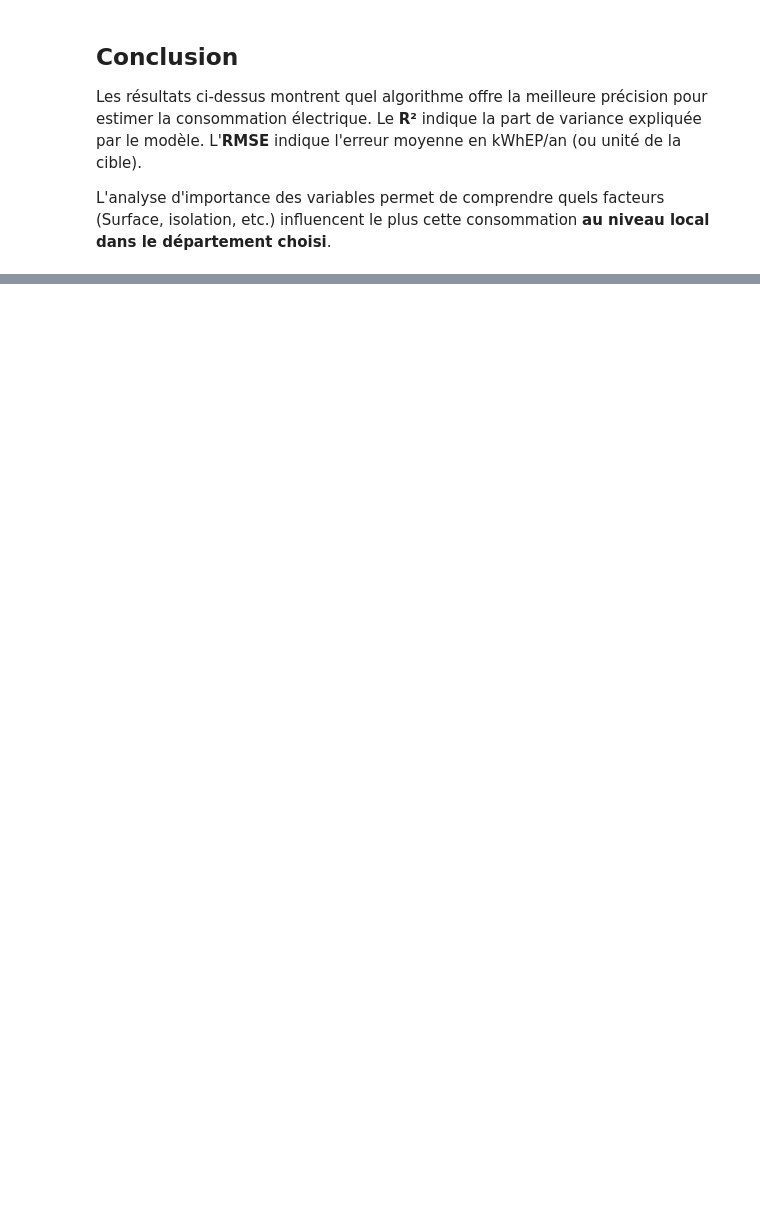
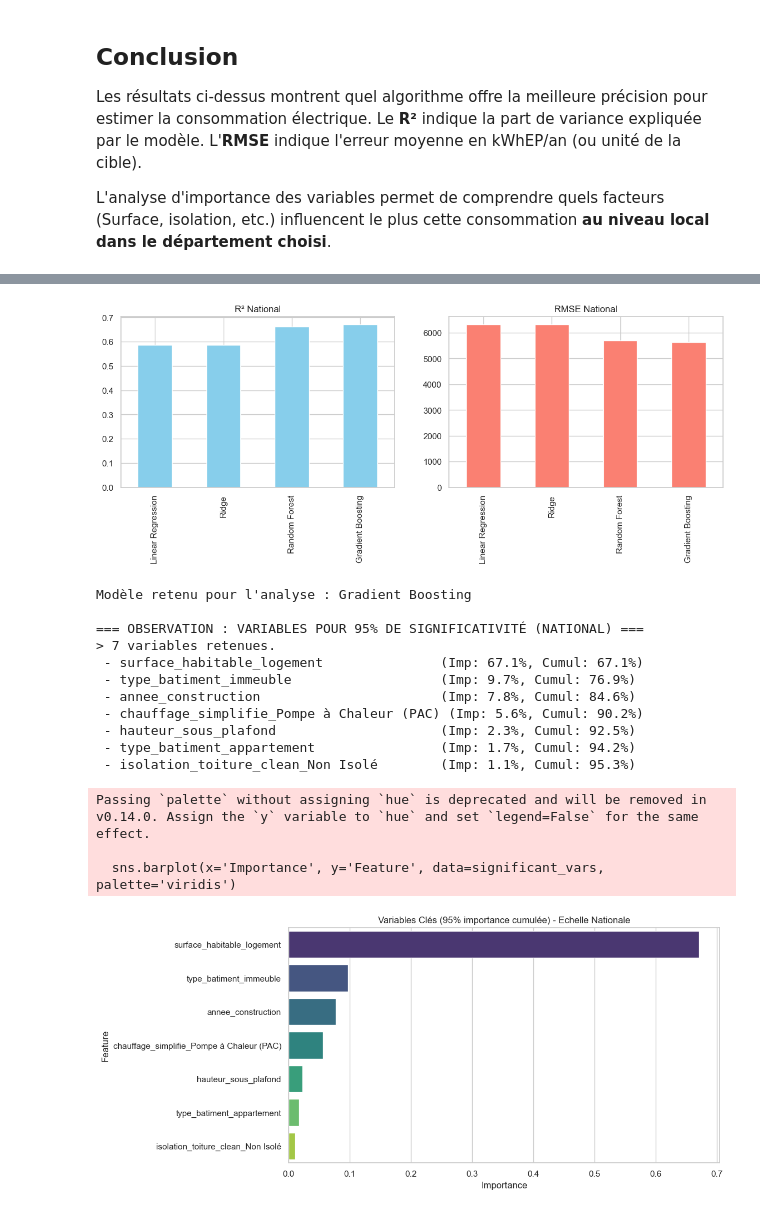
Before and after one commit to ProjetCapstoneDPE/Projet-DPE, a Jupyter notebook: Analyse/Predictive_Model_Analysis.ipynb, the cells around one changed output, grey strips where cells are left out. Cells and saved outputs as stored; diff of their text form; code cells hidden in the pictures; blank space fills up the shorter version.

```diff
--- a/Analyse/Predictive_Model_Analysis.ipynb
+++ b/Analyse/Predictive_Model_Analysis.ipynb
@@ -109,7 +109,7 @@ if not df.empty:
 
 
     # Sélection des features (X) et de la target (y)
-    target_col = 'conso_5_usages_ef'
+    target_col = 'conso_5_usages_ep' # Updated to Primary Energy
 
     # Liste enrichie de variables "connues de l'utilisateur"
     features_num = [
@@ -319,0 +432,61 @@ L'analyse d'importance des variables permet de comprendre quels facteurs (Surfac
+# %%
+# --- 3. SÉLECTION DES VARIABLES (SEUIL 95%) ---
+if 'nat_results' in locals() and nat_results:
+    # Graphique Performance
+    nat_metrics = pd.DataFrame(nat_results).T[['RMSE', 'R2']]
+    fig, ax = plt.subplots(1, 2, figsize=(14, 4))
+    nat_metrics['R2'].plot(kind='bar', ax=ax[0], color='skyblue', title='R² National')
+    nat_metrics['RMSE'].plot(kind='bar', ax=ax[1], color='salmon', title='RMSE National')
+    plt.show()
+
+    # Feature Selection
+    best_nat_model = nat_metrics['R2'].idxmax()
+    print(f"\nModèle retenu pour l'analyse : {best_nat_model}")
+
+    if best_nat_model in ["Random Forest", "Gradient Boosting"]:
+        best_pipe_n = nat_results[best_nat_model]['Model']
+        importances_n = best_pipe_n.named_steps['classifier'].feature_importances_
+
+        ohe_n = best_pipe_n.named_steps['preprocessor'].named_transformers_['cat'].named_steps['onehot']
+        cat_names_n = ohe_n.get_feature_names_out(nat_feat_cat)
+        all_names_n = nat_feat_num + list(cat_names_n)
+
+        nat_imp_df = pd.DataFrame({'Feature': all_names_n, 'Importance': importances_n})
+        nat_imp_df = nat_imp_df.sort_values(by='Importance', ascending=False).reset_index(drop=True)
+        nat_imp_df['Cumulative'] = nat_imp_df['Importance'].cumsum()
+
+        # Seuil 95%
+        try:
+            cut_idx = nat_imp_df[nat_imp_df['Cumulative'] >= 0.95].index[0]
+            significant_vars = nat_imp_df.loc[:cut_idx]
+        except IndexError:
+            significant_vars = nat_imp_df # Toutes si 95% jamais atteint (rare)
+
+        print(f"\n=== OBSERVATION : VARIABLES POUR 95% DE SIGNIFICATIVITÉ (NATIONAL) ===")
+        print(f"> {len(significant_vars)} variables retenues.")
+        for idx, row in significant_vars.iterrows():
+            print(f" - {row['Feature']:<40} (Imp: {row['Importance']:.1%}, Cumul: {row['Cumulative']:.1%})")
+
+        plt.figure(figsize=(10, len(significant_vars)/2 + 2))
+        sns.barplot(x='Importance', y='Feature', data=significant_vars, palette='viridis')
+        plt.title('Variables Clés (95% importance cumulée) - Echelle Nationale')
+        plt.show()
+    else:
+        print("Le meilleur modèle n'est pas basé sur des arbres (pas de feature_importances_).")
+# %% [output]
+[figure, added]
+Modèle retenu pour l'analyse : Gradient Boosting
+
+=== OBSERVATION : VARIABLES POUR 95% DE SIGNIFICATIVITÉ (NATIONAL) ===
+> 7 variables retenues.
+ - surface_habitable_logement               (Imp: 67.1%, Cumul: 67.1%)
+ - type_batiment_immeuble                   (Imp: 9.7%, Cumul: 76.9%)
+ - annee_construction                       (Imp: 7.8%, Cumul: 84.6%)
+ - chauffage_simplifie_Pompe à Chaleur (PAC) (Imp: 5.6%, Cumul: 90.2%)
+ - hauteur_sous_plafond                     (Imp: 2.3%, Cumul: 92.5%)
+ - type_batiment_appartement                (Imp: 1.7%, Cumul: 94.2%)
+ - isolation_toiture_clean_Non Isolé        (Imp: 1.1%, Cumul: 95.3%)
+Passing `palette` without assigning `hue` is deprecated and will be removed in v0.14.0. Assign the `y` variable to `hue` and set `legend=False` for the same effect.
+
+  sns.barplot(x='Importance', y='Feature', data=significant_vars, palette='viridis')
+[figure, added]
```
Also changed, not shown: parts of 10 cells of this notebook.
